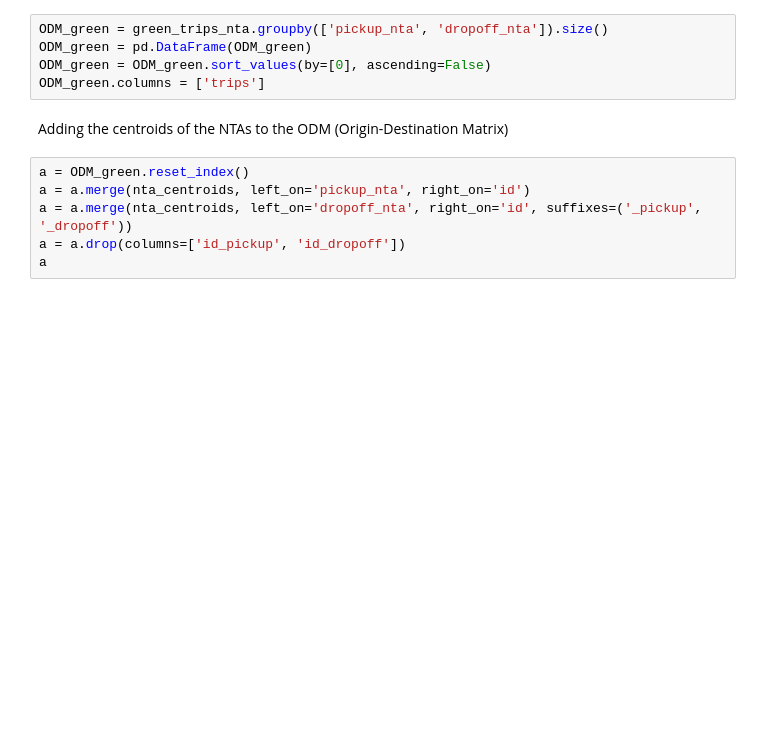
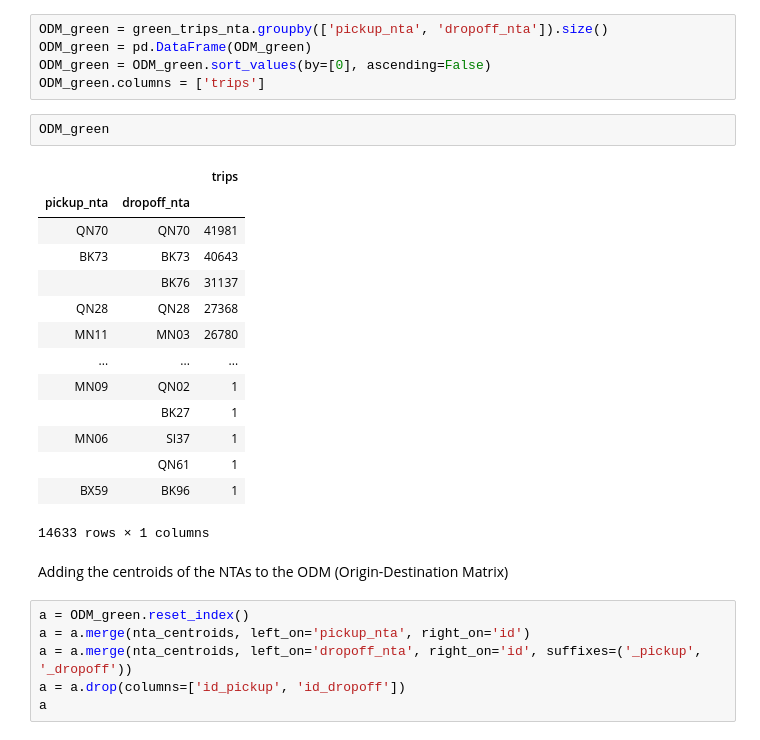
Before and after one commit to rodrigobernall/ds4a_group30, a Jupyter notebook: scripts/EDA/origin_destination_matrix_creator.ipynb, the cells around one changed output. Cells and saved outputs as stored; diff of their text form; blank space fills up the shorter version.

```diff
--- a/scripts/EDA/origin_destination_matrix_creator.ipynb
+++ b/scripts/EDA/origin_destination_matrix_creator.ipynb
@@ -43,6 +58,23 @@ ODM_green = green_trips_nta.groupby(['pickup_nta', 'dropoff_nta']).size()
 ODM_green = pd.DataFrame(ODM_green)
 ODM_green = ODM_green.sort_values(by=[0], ascending=False)
 ODM_green.columns = ['trips']
+# %%
+ODM_green
+# %% [output]
+|  |  | trips |
+| pickup_nta | dropoff_nta |  |
+| QN70 | QN70 | 41981 |
+| BK73 | BK73 | 40643 |
+|  | BK76 | 31137 |
+| QN28 | QN28 | 27368 |
+| MN11 | MN03 | 26780 |
+| ... | ... | ... |
+| MN09 | QN02 | 1 |
+|  | BK27 | 1 |
+| MN06 | SI37 | 1 |
+|  | QN61 | 1 |
+| BX59 | BK96 | 1 |
+14633 rows × 1 columns
 # %% [markdown]
 Adding the centroids of the NTAs to the ODM (Origin-Destination Matrix)
 # %%
```
Also changed, not shown: parts of 3 cells of this notebook, 4 other files.
